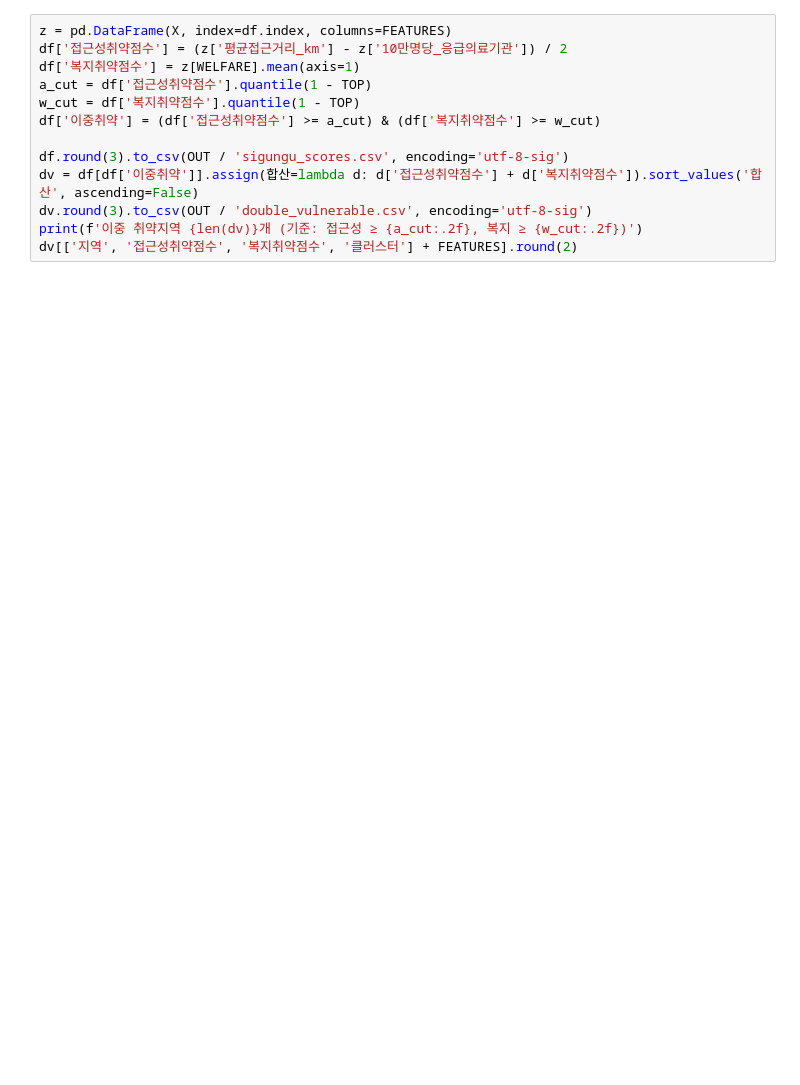
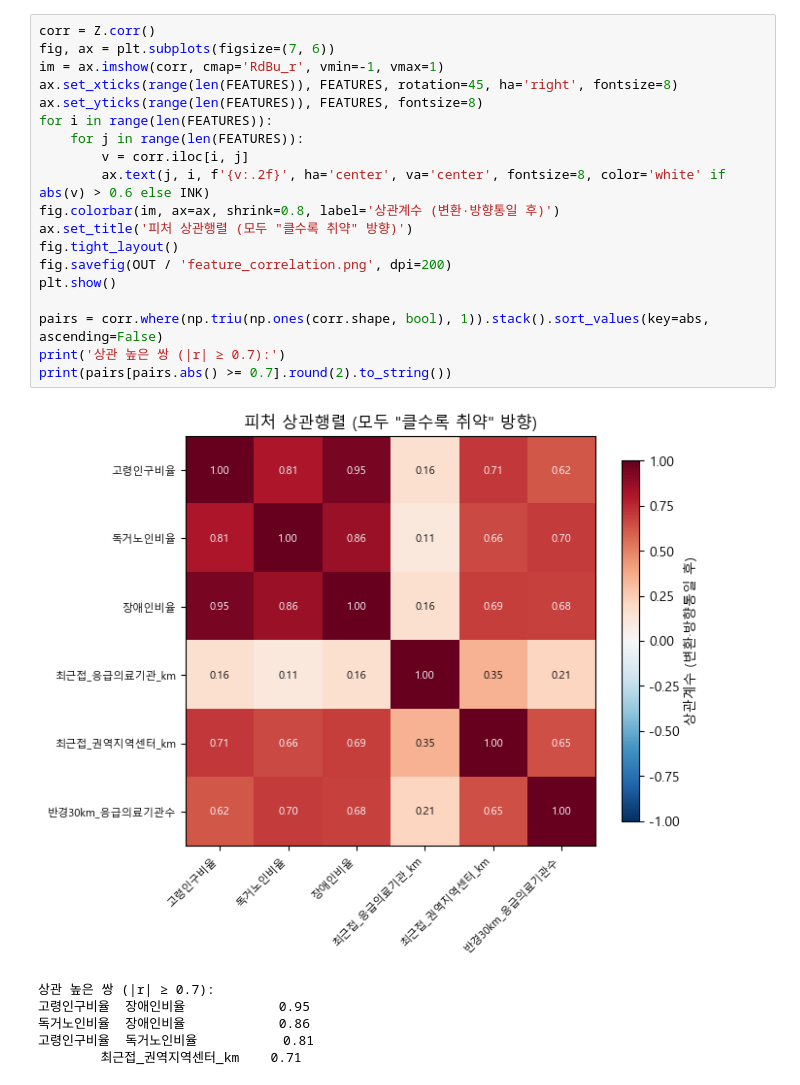
Before and after one commit to gaeun1961/emergency-policy-clustering-analysis, a Jupyter notebook: notebooks/sigungu_clustering.ipynb, the cells around one changed output. Cells and saved outputs as stored; diff of their text form; blank space fills up the shorter version.

```diff
--- a/notebooks/sigungu_clustering.ipynb
+++ b/notebooks/sigungu_clustering.ipynb
@@ -94,13 +116,26 @@ profile
-# %%
-z = pd.DataFrame(X, index=df.index, columns=FEATURES)
-df['접근성취약점수'] = (z['평균접근거리_km'] - z['10만명당_응급의료기관']) / 2
-df['복지취약점수'] = z[WELFARE].mean(axis=1)
-a_cut = df['접근성취약점수'].quantile(1 - TOP)
-w_cut = df['복지취약점수'].quantile(1 - TOP)
-df['이중취약'] = (df['접근성취약점수'] >= a_cut) & (df['복지취약점수'] >= w_cut)
-
-df.round(3).to_csv(OUT / 'sigungu_scores.csv', encoding='utf-8-sig')
-dv = df[df['이중취약']].assign(합산=lambda d: d['접근성취약점수'] + d['복지취약점수']).sort_values('합산', ascending=False)
-dv.round(3).to_csv(OUT / 'double_vulnerable.csv', encoding='utf-8-sig')
-print(f'이중 취약지역 {len(dv)}개 (기준: 접근성 ≥ {a_cut:.2f}, 복지 ≥ {w_cut:.2f})')
-dv[['지역', '접근성취약점수', '복지취약점수', '클러스터'] + FEATURES].round(2)
+# %%
+corr = Z.corr()
+fig, ax = plt.subplots(figsize=(7, 6))
+im = ax.imshow(corr, cmap='RdBu_r', vmin=-1, vmax=1)
+ax.set_xticks(range(len(FEATURES)), FEATURES, rotation=45, ha='right', fontsize=8)
+ax.set_yticks(range(len(FEATURES)), FEATURES, fontsize=8)
+for i in range(len(FEATURES)):
+    for j in range(len(FEATURES)):
+        v = corr.iloc[i, j]
+        ax.text(j, i, f'{v:.2f}', ha='center', va='center', fontsize=8, color='white' if abs(v) > 0.6 else INK)
+fig.colorbar(im, ax=ax, shrink=0.8, label='상관계수 (변환·방향통일 후)')
+ax.set_title('피처 상관행렬 (모두 "클수록 취약" 방향)')
+fig.tight_layout()
+fig.savefig(OUT / 'feature_correlation.png', dpi=200)
+plt.show()
+
+pairs = corr.where(np.triu(np.ones(corr.shape, bool), 1)).stack().sort_values(key=abs, ascending=False)
+print('상관 높은 쌍 (|r| ≥ 0.7):')
+print(pairs[pairs.abs() >= 0.7].round(2).to_string())
+# %% [output]
+[figure, added]
+상관 높은 쌍 (|r| ≥ 0.7):
+고령인구비율  장애인비율            0.95
+독거노인비율  장애인비율            0.86
+고령인구비율  독거노인비율           0.81
+        최근접_권역지역센터_km    0.71
```
Also changed, not shown: parts of 17 cells of this notebook, 8 other files.
